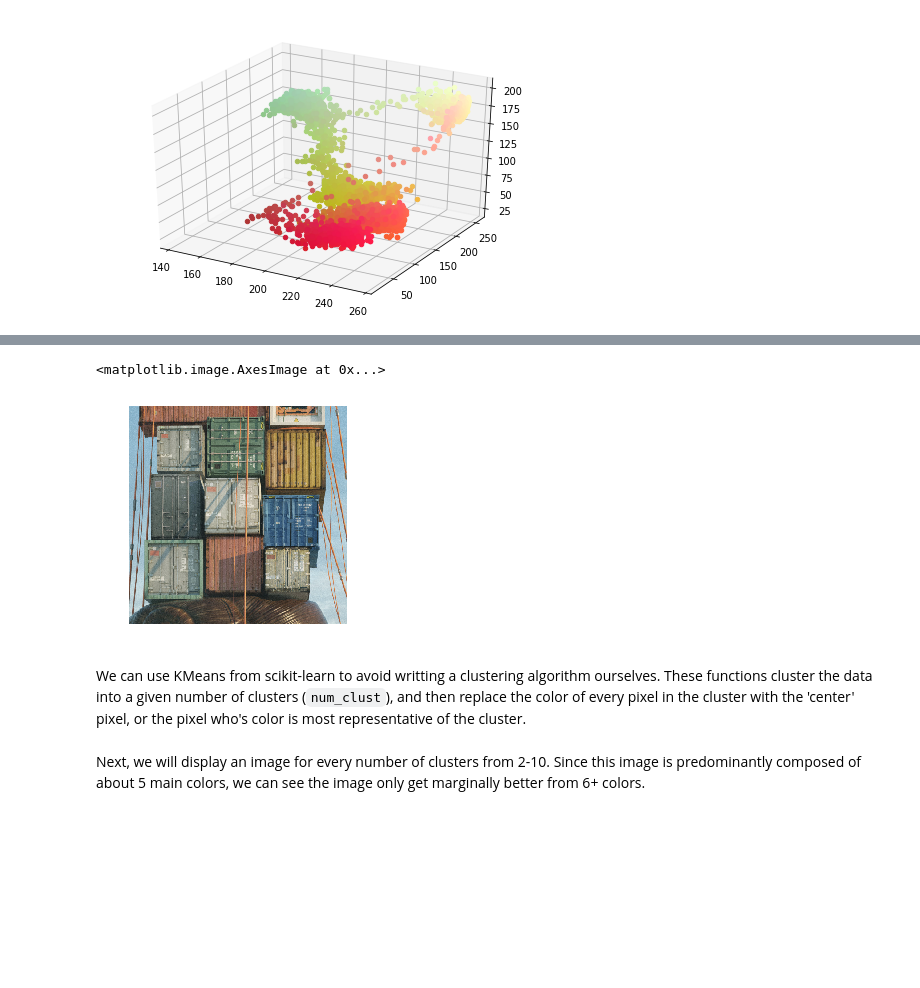
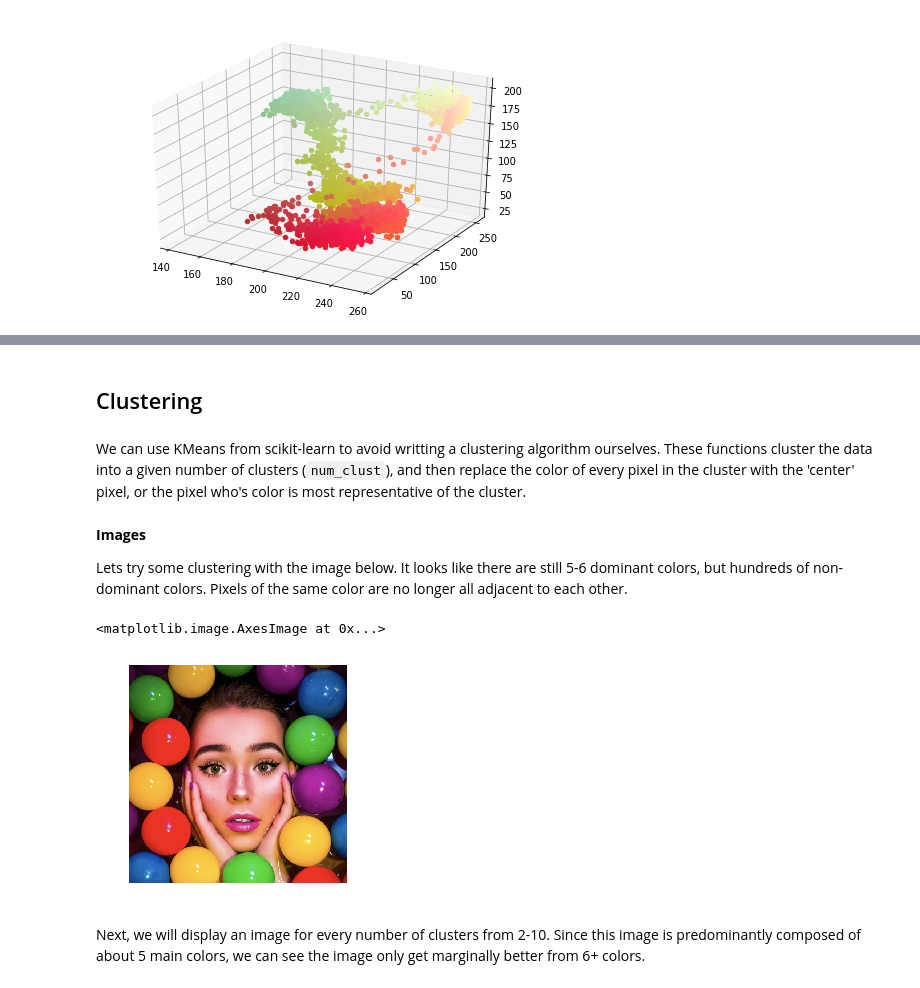
Before and after one commit to Garrettjson/notebooks, a Jupyter notebook: images/ImageColor.ipynb, the cells around one changed output, grey strips where cells are left out. Cells and saved outputs as stored; diff of their text form; code cells hidden in the pictures; blank space fills up the shorter version.

```diff
--- a/images/ImageColor.ipynb
+++ b/images/ImageColor.ipynb
@@ -55,13 +51,5 @@ Lets try some clustering with the image below. It looks like there are still 4-5
-# %%
-# read in & show image
-img = cv2.imread('../local_files/boxes.png')
-img = cv2.cvtColor(img, cv2.COLOR_BGR2RGB)
-
-plt.axis('off')
-plt.imshow(img, interpolation='nearest')
-# %% [output]
-<matplotlib.image.AxesImage at 0x...>
-[figure, removed]
+# %% [markdown]
+## Clustering
 # %% [markdown]
 We can use KMeans from scikit-learn to avoid writting a clustering algorithm ourselves. These functions cluster the data into a given number of clusters (`num_clust`), and then replace the color of every pixel in the cluster with the 'center' pixel, or the pixel who's color is most representative of the cluster.
 # %%
@@ -89,3 +77,17 @@ def kmeans_img(kmeans):
+# %% [markdown]
+**Images**
+
+Lets try some clustering with the image below. It looks like there are still 5-6 dominant colors, but hundreds of non-dominant colors. Pixels of the same color are no longer all adjacent to each other.
+# %%
+# read in & show image
+img = cv2.imread('../local_files/balls.png')
+img = cv2.cvtColor(img, cv2.COLOR_BGR2RGB)
+
+plt.axis('off')
+plt.imshow(img, interpolation='nearest')
+# %% [output]
+<matplotlib.image.AxesImage at 0x...>
+[figure, added]
 # %% [markdown]
 Next, we will display an image for every number of clusters from 2-10. Since this image is predominantly composed of about 5 main colors, we can see the image only get marginally better from 6+ colors.
 # %%
```
Also changed, not shown: parts of 15 cells of this notebook.
